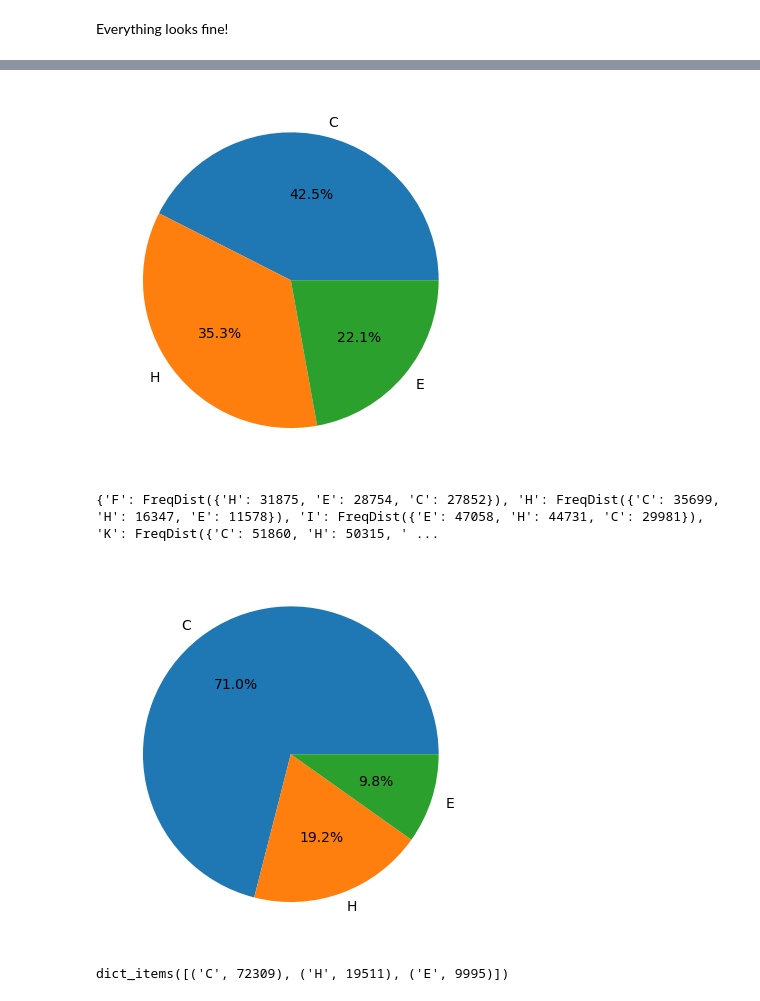
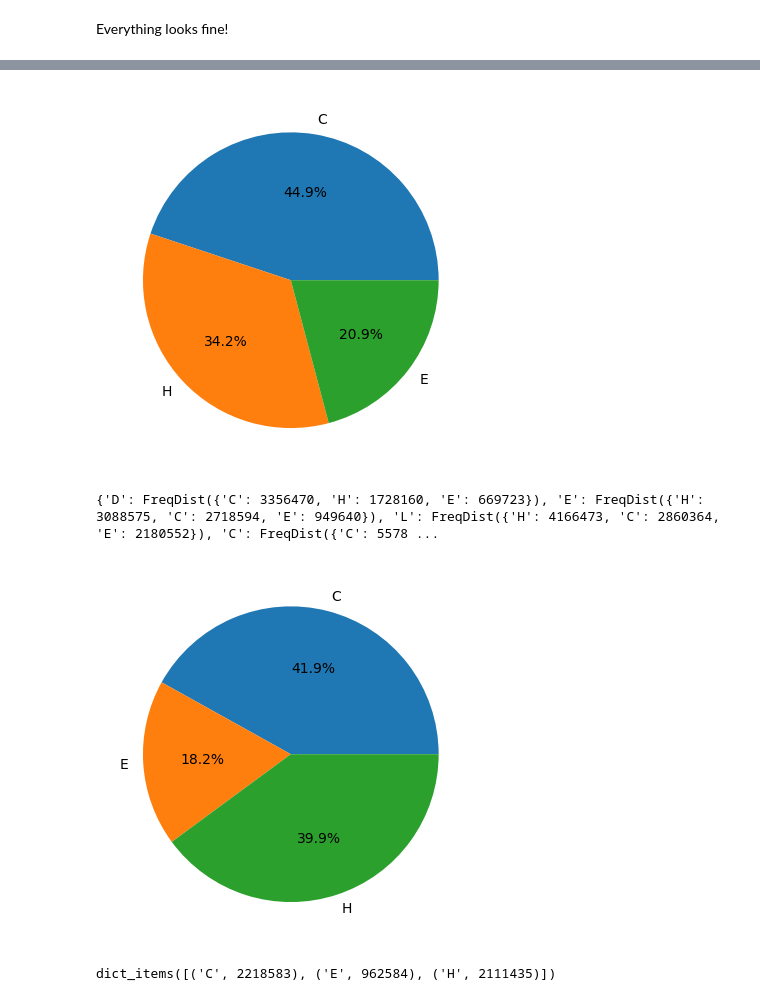
Before and after one commit to iTroned/bio-informatics-protein-structure, a Jupyter notebook: Bioinformatikk/programTFIDF.ipynb, the cells around one changed output, grey strips where cells are left out. Drawn from its saved outputs; the diff is of its cells as text; code cells hidden in the pictures.

```diff
--- a/Bioinformatikk/programTFIDF.ipynb
+++ b/Bioinformatikk/programTFIDF.ipynb
@@ -5,4 +24,4 @@ import pandas as pd
 # %%
-df = pd.read_csv('2018-06-06-pdb-intersect-pisces.csv')
+df = pd.read_csv('2018-06-06-ss.cleaned.csv')
 df.head()
 # %% [output]
@@ -38,6 +53,8 @@ memory usage: 718.2+ KB
 # %% [markdown]
 Everything looks fine!
 # %%
-df = df.drop(columns='sst8') #Remove sst8 because we do not care about it, we look at sst3.
+df = df.drop(columns=['sst8']) #Remove sst8 because we do not care about it, we look at sst3. Also remove other uninteresting junk
+#df = df.drop(columns=['sst8', 'Exptl.', 'resolution', 'R-factor', 'FreeRvalue']) #Remove sst8 because we do not care about it, we look at sst3. Also remove other uninteresting junk
+
 df.head()
 # %% [output]
@@ -62,7 +89,6 @@ df.head()
 # %%
 #Exploratory Data Analysis
-from nltk.probability import FreqDist
-import matplotlib.pyplot as plt
+
 
 
 fdist = FreqDist() #Frequency dictionary
@@ -83,9 +109,8 @@ for index, total in counts: #split into x,y to plot
 plt.pie(numbers, labels = letters, autopct='%1.1f%%')
 plt.show()
 # %% [output]
-[figure, old version]
+[figure, new version]
 # %%
-from gensim.corpora import Dictionary
 
 dict = Dictionary(df['tokens']) #create a dictionary of all the tokens
 
@@ -104,7 +129,7 @@ for index, label in dict.items(): #loop through label by label
 
 print(freq_dist)
 # %% [output]
-{'F': FreqDist({'H': 31875, 'E': 28754, 'C': 27852}), 'H': FreqDist({'C': 35699, 'H': 16347, 'E': 11578}), 'I': FreqDist({'E': 47058, 'H': 44731, 'C': 29981}), 'K': FreqDist({'C': 51860, 'H': 50315, ' ...
+{'D': FreqDist({'C': 3356470, 'H': 1728160, 'E': 669723}), 'E': FreqDist({'H': 3088575, 'C': 2718594, 'E': 949640}), 'L': FreqDist({'H': 4166473, 'C': 2860364, 'E': 2180552}), 'C': FreqDist({'C': 5578 ...
 # %%
 #Function for label freq dist
 
@@ -125,10 +150,10 @@ def label_freq_dist(token):
     plt.show()
     return token_freq.items() #return numbers for user
 # %%
-label_freq_dist('P')
+label_freq_dist('R')
 # %% [output]
-[figure, old version]
+[figure, new version]
-dict_items([('C', 72309), ('H', 19511), ('E', 9995)])
+dict_items([('C', 2218583), ('E', 962584), ('H', 2111435)])
 # %%
 #Padding to get uniform length and encoding characters
 
```
Also changed, not shown: parts of 23 cells of this notebook, 1 other file.
